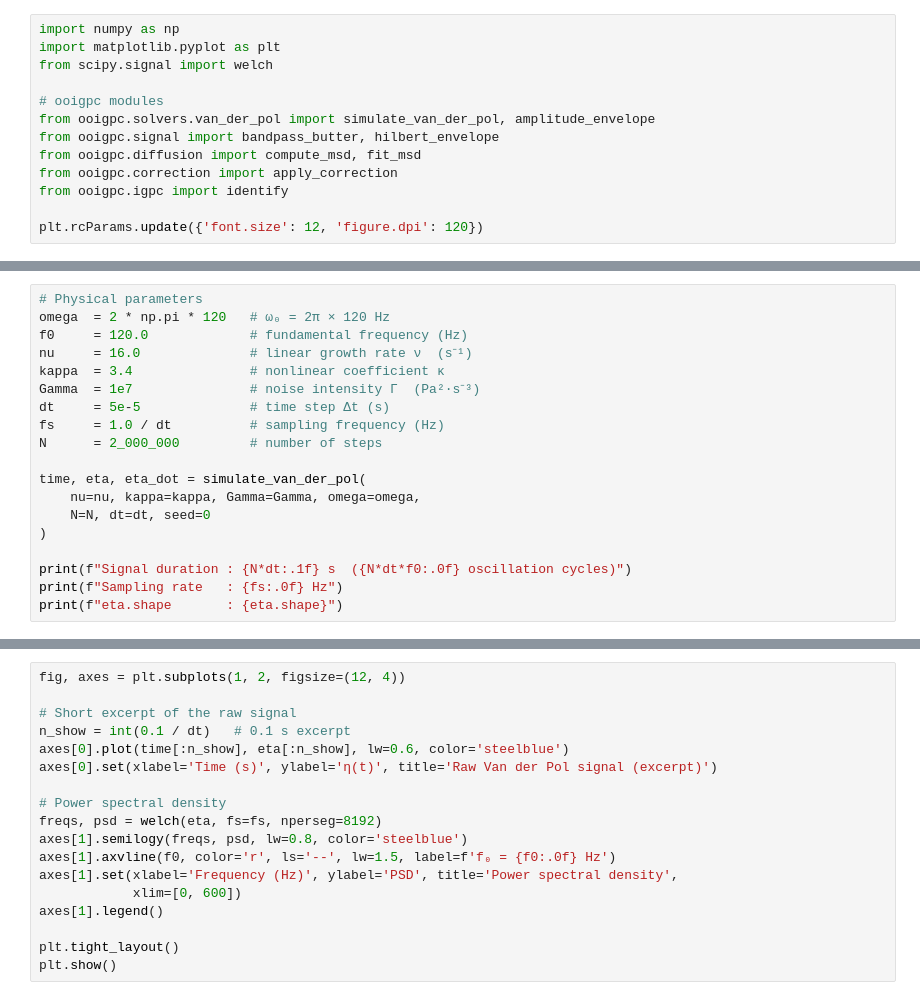
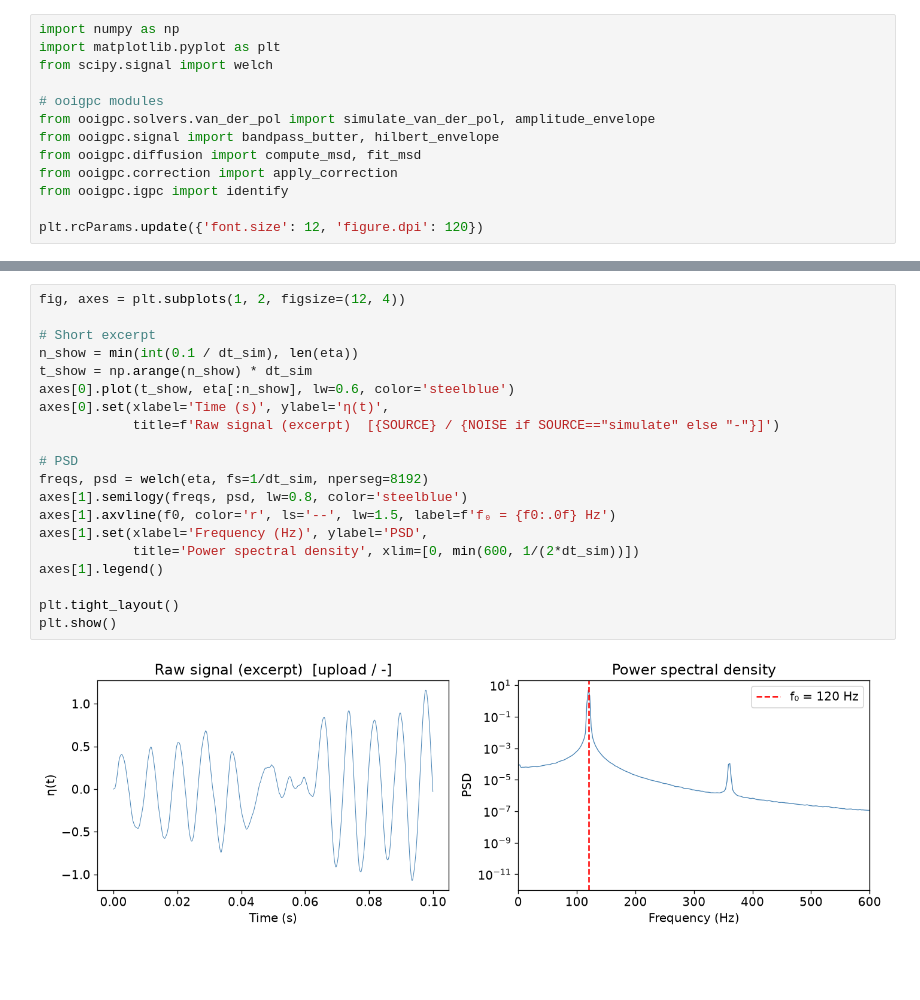
Before and after one commit to CamiloFSilva/ooigpc, a Jupyter notebook: notebooks/vdp_tutorial.ipynb, the cells around one changed output, grey strips where cells are left out. Cells and saved outputs as stored; diff of their text form; blank space fills up the shorter version.

```diff
--- a/notebooks/vdp_tutorial.ipynb
+++ b/notebooks/vdp_tutorial.ipynb
@@ -50,19 +33,0 @@ results can be compared directly.
-# %%
-# Physical parameters
-omega  = 2 * np.pi * 120   # ω₀ = 2π × 120 Hz
-f0     = 120.0             # fundamental frequency (Hz)
-nu     = 16.0              # linear growth rate ν  (s⁻¹)
-kappa  = 3.4               # nonlinear coefficient κ
-Gamma  = 1e7               # noise intensity Γ  (Pa²·s⁻³)
-dt     = 5e-5              # time step Δt (s)
-fs     = 1.0 / dt          # sampling frequency (Hz)
-N      = 2_000_000         # number of steps
-
-time, eta, eta_dot = simulate_van_der_pol(
-    nu=nu, kappa=kappa, Gamma=Gamma, omega=omega,
-    N=N, dt=dt, seed=0
-)
-
-print(f"Signal duration : {N*dt:.1f} s  ({N*dt*f0:.0f} oscillation cycles)")
-print(f"Sampling rate   : {fs:.0f} Hz")
-print(f"eta.shape       : {eta.shape}")
@@ -69,18 +187,22 @@ print(f"eta.shape       : {eta.shape}")
 # %%
 fig, axes = plt.subplots(1, 2, figsize=(12, 4))
 
-# Short excerpt of the raw signal
-n_show = int(0.1 / dt)   # 0.1 s excerpt
-axes[0].plot(time[:n_show], eta[:n_show], lw=0.6, color='steelblue')
-axes[0].set(xlabel='Time (s)', ylabel='η(t)', title='Raw Van der Pol signal (excerpt)')
+# Short excerpt
+n_show = min(int(0.1 / dt_sim), len(eta))
+t_show = np.arange(n_show) * dt_sim
+axes[0].plot(t_show, eta[:n_show], lw=0.6, color='steelblue')
+axes[0].set(xlabel='Time (s)', ylabel='η(t)',
+            title=f'Raw signal (excerpt)  [{SOURCE} / {NOISE if SOURCE=="simulate" else "-"}]')
 
-# Power spectral density
-freqs, psd = welch(eta, fs=fs, nperseg=8192)
+# PSD
+freqs, psd = welch(eta, fs=1/dt_sim, nperseg=8192)
 axes[1].semilogy(freqs, psd, lw=0.8, color='steelblue')
 axes[1].axvline(f0, color='r', ls='--', lw=1.5, label=f'f₀ = {f0:.0f} Hz')
-axes[1].set(xlabel='Frequency (Hz)', ylabel='PSD', title='Power spectral density',
-            xlim=[0, 600])
+axes[1].set(xlabel='Frequency (Hz)', ylabel='PSD',
+            title='Power spectral density', xlim=[0, min(600, 1/(2*dt_sim))])
 axes[1].legend()
 
 plt.tight_layout()
 plt.show()
+# %% [output]
+[figure, added]
```
Also changed, not shown: parts of 21 cells of this notebook, 2 other files.
